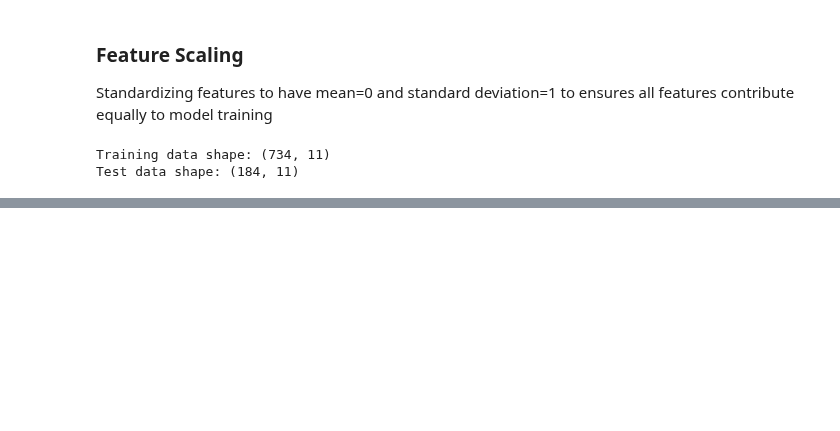
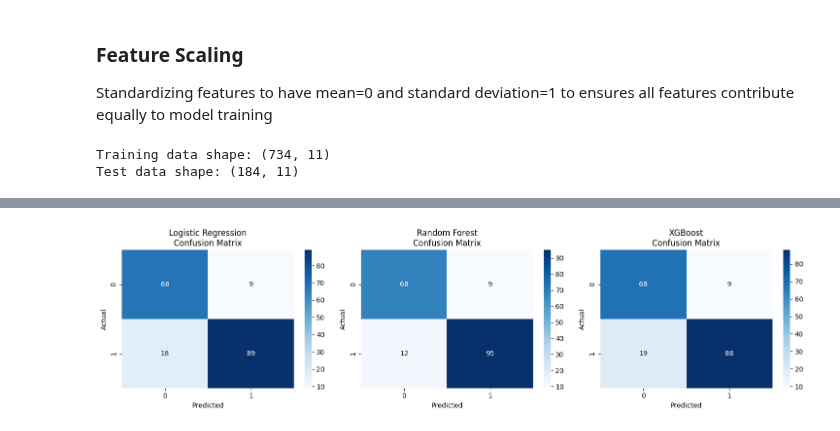
Before and after one commit to AishwaryaAshok846/Heart-Disease-Prediction, a Jupyter notebook: heart_disease_prediction.ipynb, the cells around one changed output, grey strips where cells are left out. Saved outputs shown, nothing was run; the diff lists cells and outputs as text; code cells hidden in the pictures; blank space fills up the shorter version.

```diff
--- a/heart_disease_prediction.ipynb
+++ b/heart_disease_prediction.ipynb
@@ -463,0 +552,17 @@ Test data shape: (184, 11)
+# %%
+import xgboost as xgb
+
+# Train XGBoost model
+xgb_model = xgb.XGBClassifier(random_state=42, eval_metric='logloss')
+xgb_model.fit(X_train_scaled, y_train)
+
+# Make predictions
+y_pred_xgb = xgb_model.predict(X_test_scaled)
+
+# Calculate accuracy
+accuracy_xgb = accuracy_score(y_test, y_pred_xgb)
+accuracy_xgb_pct = round(accuracy_xgb * 100, 2)
+
+print(f"XGBoost Accuracy: {accuracy_xgb_pct}%")
+print("\nClassification Report:")
+print(classification_report(y_test, y_pred_xgb))
@@ -463,0 +636,32 @@ Test data shape: (184, 11)
+# %%
+# Create confusion matrices for all models
+plt.figure(figsize=(15, 4))
+
+# Logistic Regression
+plt.subplot(1, 3, 1)
+cm_lr = confusion_matrix(y_test, y_pred_lr)
+sns.heatmap(cm_lr, annot=True, fmt='d', cmap='Blues')
+plt.title('Logistic Regression\nConfusion Matrix')
+plt.ylabel('Actual')
+plt.xlabel('Predicted')
+
+# Random Forest
+plt.subplot(1, 3, 2)
+cm_rf = confusion_matrix(y_test, y_pred_rf)
+sns.heatmap(cm_rf, annot=True, fmt='d', cmap='Blues')
+plt.title('Random Forest\nConfusion Matrix')
+plt.ylabel('Actual')
+plt.xlabel('Predicted')
+
+# XGBoost
+plt.subplot(1, 3, 3)
+cm_xgb = confusion_matrix(y_test, y_pred_xgb)
+sns.heatmap(cm_xgb, annot=True, fmt='d', cmap='Blues')
+plt.title('XGBoost\nConfusion Matrix')
+plt.ylabel('Actual')
+plt.xlabel('Predicted')
+
+plt.tight_layout()
+plt.show()
+# %% [output]
+[figure, added]
```
Also changed, not shown: parts of 17 cells of this notebook.
